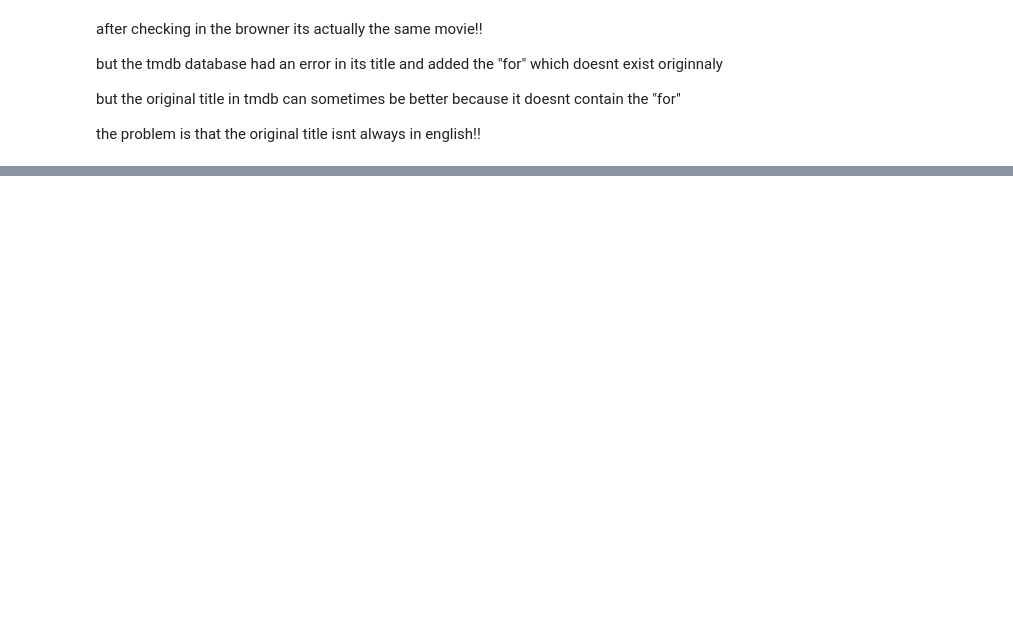
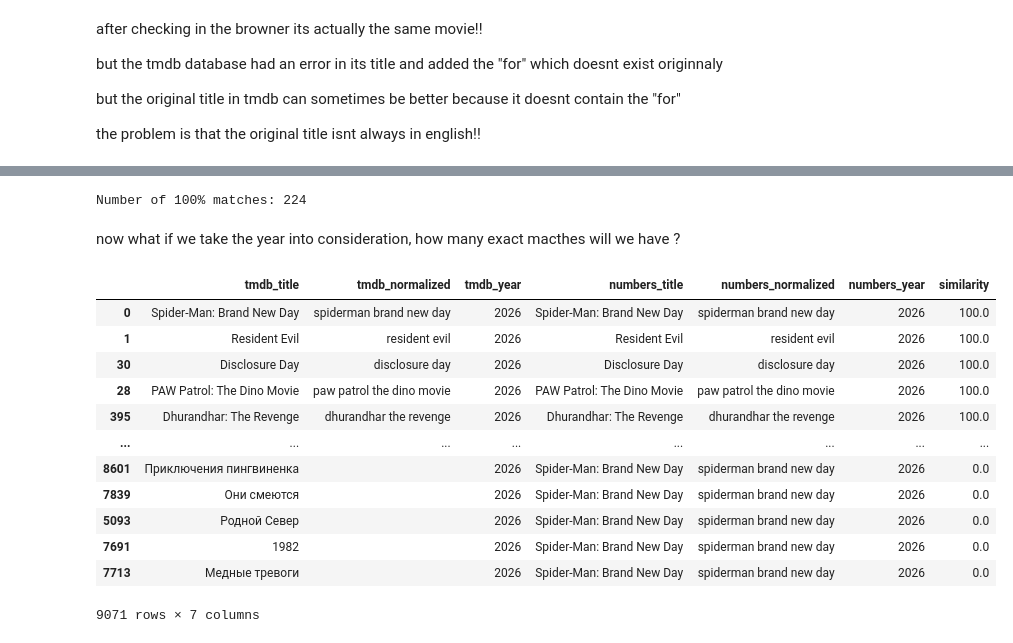
Before and after one commit to sarahmoussaoui/Data-Mining-Movies-Project, a Jupyter notebook: src/cleaning/testing_merge.ipynb, the cells around one changed output, grey strips where cells are left out. Cells and saved outputs as stored; diff of their text form; code cells hidden in the pictures; blank space fills up the shorter version.

```diff
--- a/src/cleaning/testing_merge.ipynb
+++ b/src/cleaning/testing_merge.ipynb
@@ -290,0 +565,4 @@ display(
+# %%
+# renaming year columns to "year"
+tmdb_df = tmdb_df.rename(columns={'release_year': 'year'})
+rotten_df = rotten_df.rename(columns={'release_date_streaming_year': 'year'})
@@ -290,0 +618,75 @@ display(
+# %%
+number_100_matches = (tmdb_numbers_fuzzy['similarity'] == 100).sum()
+
+print("Number of 100% matches:", number_100_matches)
+# %% [output]
+Number of 100% matches: 224
+# %% [markdown]
+now what if we take the year into consideration, how many exact macthes will we have ?
+# %%
+from rapidfuzz import process
+from rapidfuzz.distance import Levenshtein
+
+matches = []
+
+for _, tmdb_row in tmdb_df.iterrows():
+
+    tmdb_title = tmdb_row['title_normalized']
+    tmdb_year = tmdb_row['year']
+
+    # Keep only Numbers movies with the same year
+    numbers_same_year = numbers_df[
+        numbers_df['year'] == tmdb_year
+    ]
+
+    # If there are no movies with this year, skip
+    if numbers_same_year.empty:
+        continue
+
+    # Titles from Numbers for this year only
+    numbers_titles = numbers_same_year['title_normalized'].tolist()
+
+    # Fuzzy match
+    match = process.extractOne(
+        tmdb_title,
+        numbers_titles,
+        scorer=Levenshtein.normalized_similarity
+    )
+
+    # Retrieve the corresponding Numbers row
+    numbers_row = numbers_same_year[
+        numbers_same_year['title_normalized'] == match[0]
+    ].iloc[0]
+
+    matches.append({
+        'tmdb_title': tmdb_row['title'],
+        'tmdb_normalized': tmdb_title,
+        'tmdb_year': tmdb_year,
+        'numbers_title': numbers_row['title'],
+        'numbers_normalized': numbers_row['title_normalized'],
+        'numbers_year': numbers_row['year'],
+        'similarity': match[1] * 100
+    })
+
+tmdb_numbers_fuzzy = pd.DataFrame(matches)
+
+display(
+    tmdb_numbers_fuzzy.sort_values(
+        'similarity',
+        ascending=False
+    )
+)
+# %% [output]
+|  | tmdb_title | tmdb_normalized | tmdb_year | numbers_title | numbers_normalized | numbers_year | similarity |
+| 0 | Spider-Man: Brand New Day | spiderman brand new day | 2026 | Spider-Man: Brand New Day | spiderman brand new day | 2026 | 100.0 |
+| 1 | Resident Evil | resident evil | 2026 | Resident Evil | resident evil | 2026 | 100.0 |
+| 30 | Disclosure Day | disclosure day | 2026 | Disclosure Day | disclosure day | 2026 | 100.0 |
+| 28 | PAW Patrol: The Dino Movie | paw patrol the dino movie | 2026 | PAW Patrol: The Dino Movie | paw patrol the dino movie | 2026 | 100.0 |
+| 395 | Dhurandhar: The Revenge | dhurandhar the revenge | 2026 | Dhurandhar: The Revenge | dhurandhar the revenge | 2026 | 100.0 |
+| ... | ... | ... | ... | ... | ... | ... | ... |
+| 8601 | Приключения пингвиненка |  | 2026 | Spider-Man: Brand New Day | spiderman brand new day | 2026 | 0.0 |
+| 7839 | Они смеются |  | 2026 | Spider-Man: Brand New Day | spiderman brand new day | 2026 | 0.0 |
+| 5093 | Родной Север |  | 2026 | Spider-Man: Brand New Day | spiderman brand new day | 2026 | 0.0 |
+| 7691 | 1982 |  | 2026 | Spider-Man: Brand New Day | spiderman brand new day | 2026 | 0.0 |
+| 7713 | Медные тревоги |  | 2026 | Spider-Man: Brand New Day | spiderman brand new day | 2026 | 0.0 |
+9071 rows × 7 columns
```
Also changed, not shown: parts of 46 cells of this notebook.
